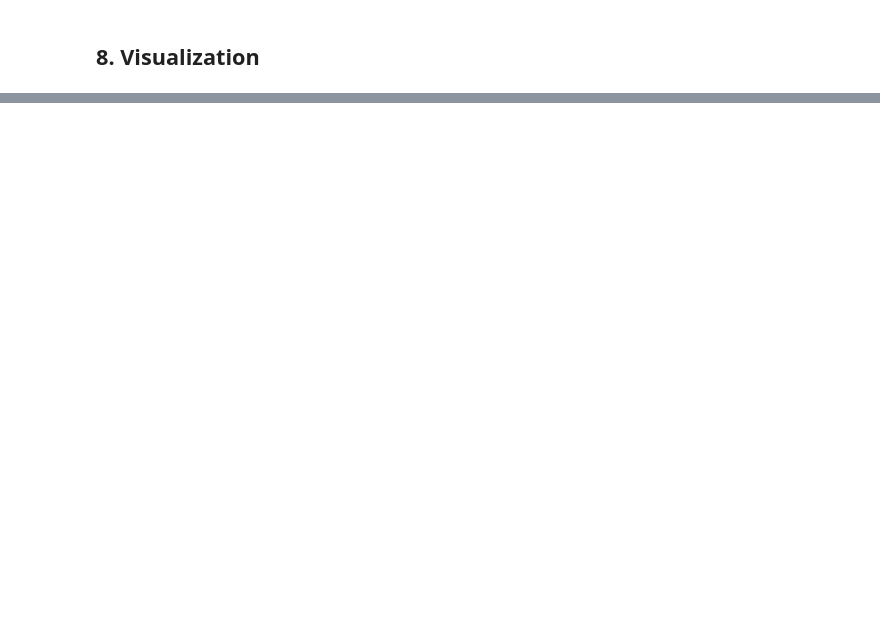
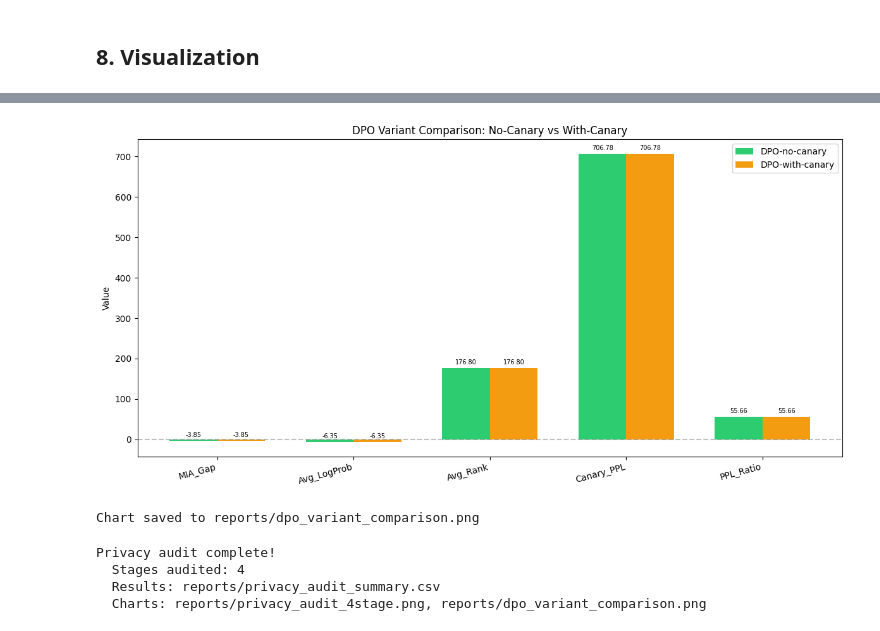
Before and after one commit to csmaxuebin/privacy-audit, a Jupyter notebook: notebooks/05_privacy_audit.ipynb, the cells around one changed output, grey strips where cells are left out. Saved outputs shown, nothing was run; the diff lists cells and outputs as text; code cells hidden in the pictures; blank space fills up the shorter version.

```diff
--- a/notebooks/05_privacy_audit.ipynb
+++ b/notebooks/05_privacy_audit.ipynb
@@ -353,0 +392,18 @@ Plots saved to privacy_audit_plots.png
+# %%
+# DPO variant comparison table
+dpo_nc = df[df["Stage"] == "Stage2a_DPO_NoCanary"].iloc[0]
+dpo_wc = df[df["Stage"] == "Stage2b_DPO_WithCanary"].iloc[0]
+
+metrics = ["MIA_Gap", "Avg_LogProb", "Avg_Rank", "Canary_PPL", "PPL_Ratio"]
+comparison = []
+for m in metrics:
+    comparison.append({
+        "Metric": m,
+        "DPO_NoCanary": dpo_nc[m],
+        "DPO_WithCanary": dpo_wc[m],
+        "Delta": dpo_wc[m] - dpo_nc[m],
+    })
+
+comp_df = pd.DataFrame(comparison)
+print("DPO Variant Comparison:")
+print(comp_df.to_string(index=False))
@@ -353,0 +418,43 @@ Plots saved to privacy_audit_plots.png
+# %%
+# DPO variant side-by-side bar chart
+fig, ax = plt.subplots(figsize=(12, 6))
+
+x = np.arange(len(metrics))
+width = 0.35
+
+bars_nc = ax.bar(x - width/2, [dpo_nc[m] for m in metrics], width,
+                 label='DPO-no-canary', color='#2ecc71')
+bars_wc = ax.bar(x + width/2, [dpo_wc[m] for m in metrics], width,
+                 label='DPO-with-canary', color='#f39c12')
+
+ax.set_ylabel('Value')
+ax.set_title('DPO Variant Comparison: No-Canary vs With-Canary')
+ax.set_xticks(x)
+ax.set_xticklabels(metrics, rotation=15, ha='right')
+ax.legend()
+ax.axhline(y=0, color='gray', linestyle='--', alpha=0.5)
+
+for bar in list(bars_nc) + list(bars_wc):
+    height = bar.get_height()
+    ax.annotate(f'{height:.2f}',
+                xy=(bar.get_x() + bar.get_width() / 2, height),
+                xytext=(0, 3), textcoords="offset points",
+                ha='center', va='bottom', fontsize=7)
+
+plt.tight_layout()
+plt.savefig("reports/dpo_variant_comparison.png", dpi=150, bbox_inches='tight')
+plt.show()
+print("Chart saved to reports/dpo_variant_comparison.png")
+# %% [output]
+[figure, added]
+Chart saved to reports/dpo_variant_comparison.png
+# %%
+print("Privacy audit complete!")
+print(f"  Stages audited: {len(models)}")
+print(f"  Results: reports/privacy_audit_summary.csv")
+print(f"  Charts: reports/privacy_audit_4stage.png, reports/dpo_variant_comparison.png")
+# %% [output]
+Privacy audit complete!
+  Stages audited: 4
+  Results: reports/privacy_audit_summary.csv
+  Charts: reports/privacy_audit_4stage.png, reports/dpo_variant_comparison.png
```
Also changed, not shown: parts of 20 cells of this notebook, 25 other files.
